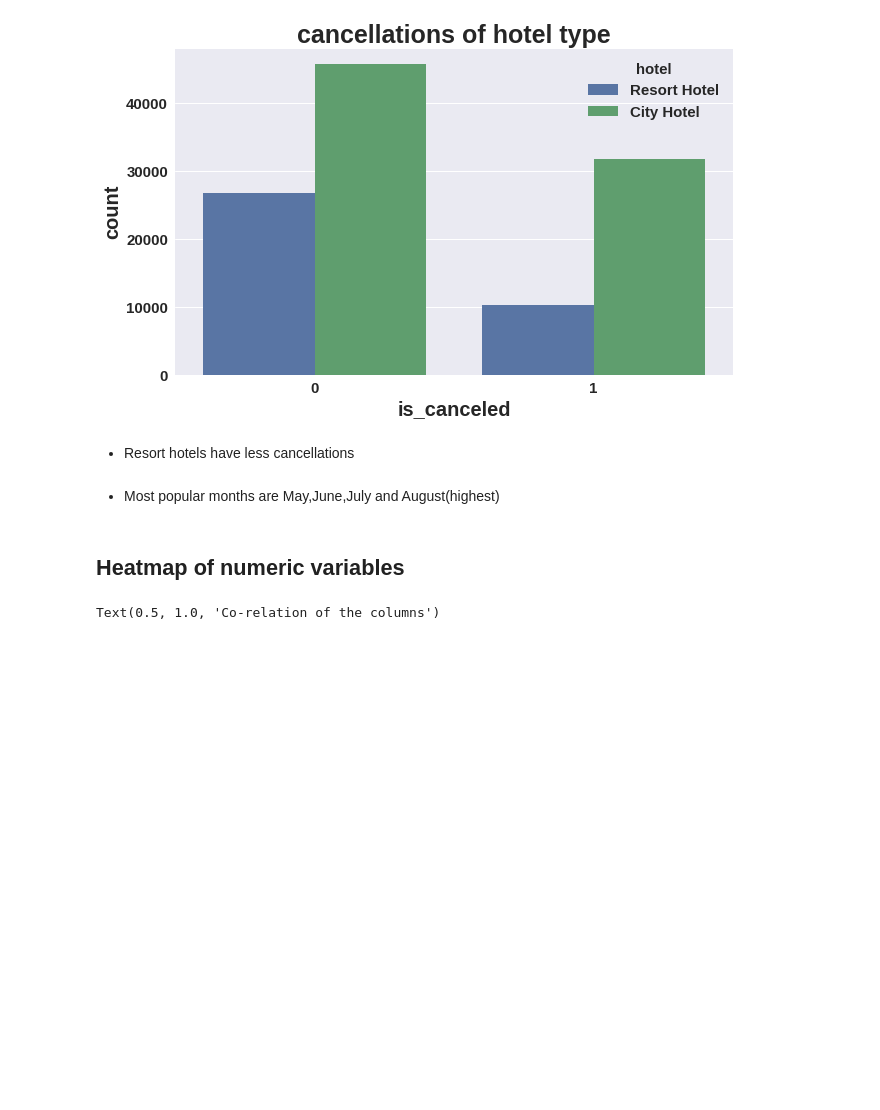
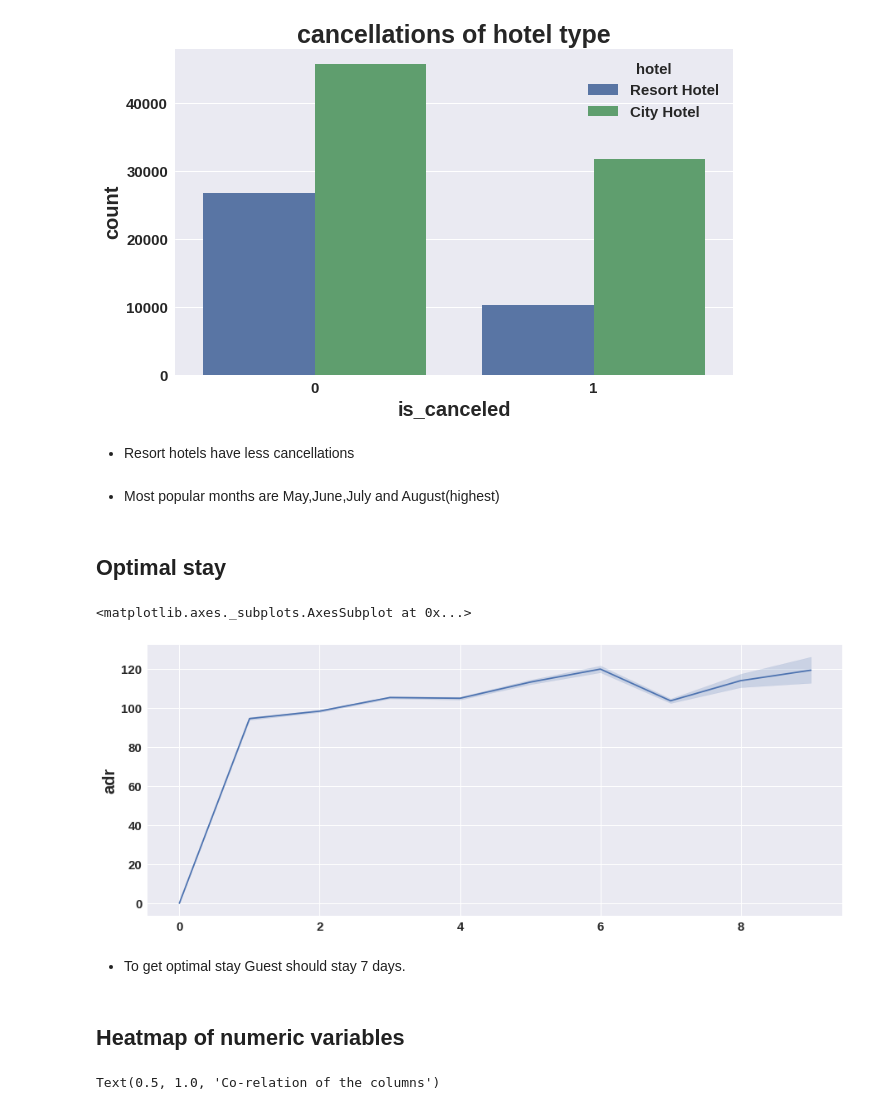
Before and after one commit to aynaval/Hotel-booking-analysis_EDA, a Jupyter notebook: Team_notebook_Hotel_booking_analysis.ipynb, the cells around one changed output. Cells and saved outputs as stored; diff of their text form; code cells hidden in the pictures; blank space fills up the shorter version.

```diff
--- a/Team_notebook_Hotel_booking_analysis.ipynb
+++ b/Team_notebook_Hotel_booking_analysis.ipynb
@@ -844,6 +843,16 @@ plt.title('cancellations of hotel type');
 * Resort hotels have less cancellations
 # %% [markdown]
 * Most popular months are May,June,July and August(highest)
+# %% [markdown]
+## **Optimal stay**
+# %%
+plt.figure(figsize=(15,6))
+sns.lineplot(x= hotel_df['stays_in_weekend_nights']+hotel_df['stays_in_week_nights'],y=hotel_df['adr'])
+# %% [output]
+<matplotlib.axes._subplots.AxesSubplot at 0x...>
+[figure, added]
+# %% [markdown]
+* To get optimal stay Guest should stay 7 days.
 # %% [markdown]
 ## **Heatmap of numeric variables**
 # %%
```
Also changed, not shown: parts of 6 cells of this notebook.
